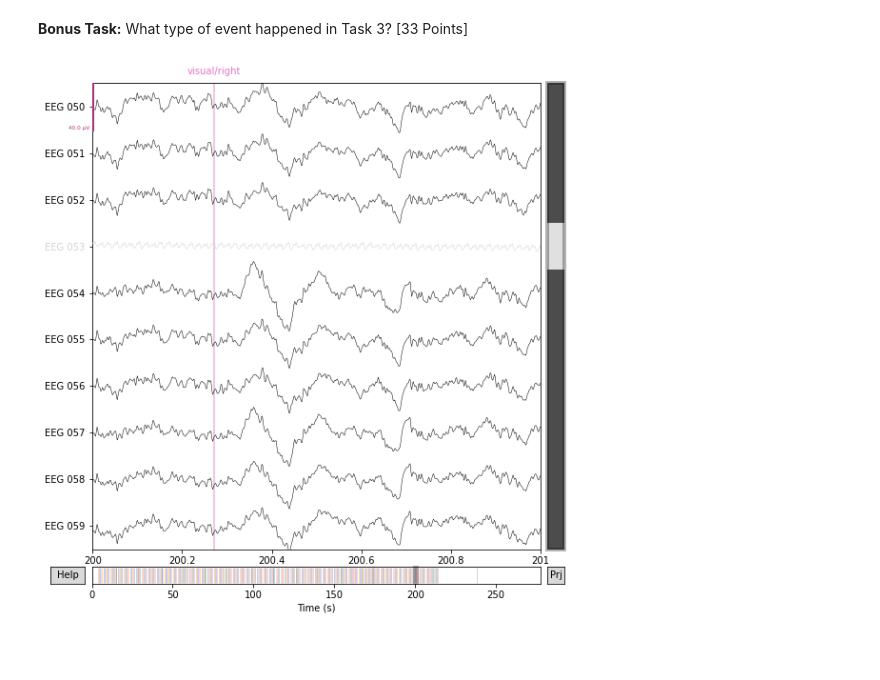
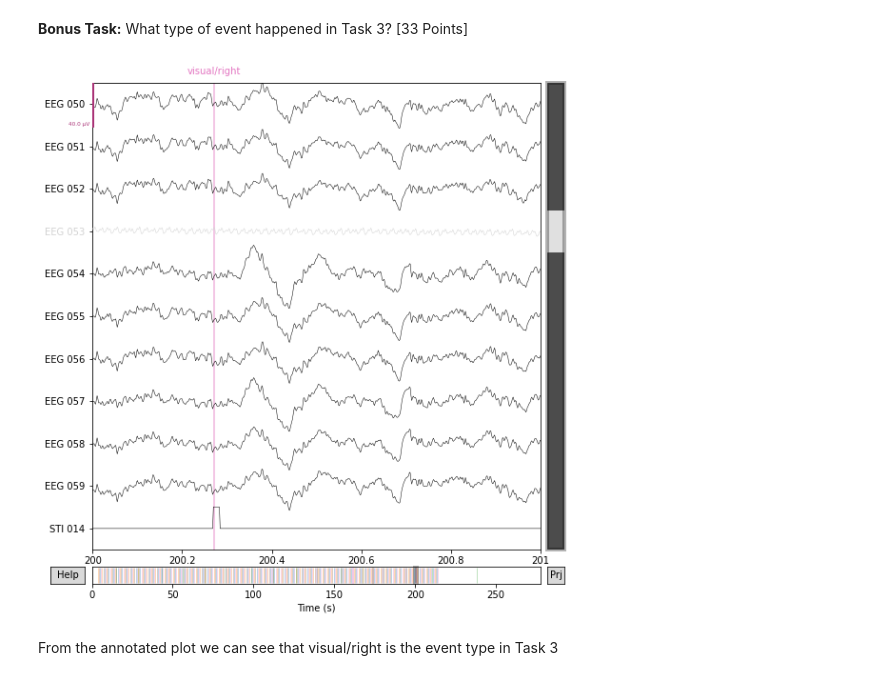
Before and after one commit to bostongfx/cs480student, a Jupyter notebook: 02/CS480_Assignment_2_Kunal_Jain.ipynb, the cells around one changed output. Saved outputs shown, nothing was run; the diff lists cells and outputs as text; code cells hidden in the pictures; blank space fills up the shorter version.

Commit message:
Update stimulus and brain activity plot with annotations

```diff
--- a/02/CS480_Assignment_2_Kunal_Jain.ipynb
+++ b/02/CS480_Assignment_2_Kunal_Jain.ipynb
@@ -179,17 +188,17 @@ face_activity_button = epochs['button'].plot_psd_topomap()
 # %%
 mapping = {1 : 'auditory/left',
            2 : 'auditory/right',
            3 : 'visual/left',
            4 : 'visual/right',
            5 : 'face',
           32 : 'button'}
 annot_from_events = mne.annotations_from_events(
     events=events,
     event_desc=mapping,
     sfreq=raw.info['sfreq'],
     orig_time=raw.info['meas_date']
 )
 raw.set_annotations(annot_from_events)
-annotated_plot = raw.plot(order=chan_idxs1, start=200, duration=1)
+annotated_plot = raw.plot(order=new_chan_idxs, start=200, duration=1)
 # %% [output]
-[figure, old version]
+[figure, new version]
@@ -198,3 +205,5 @@ annotated_plot = raw.plot(order=chan_idxs1, start=200, duration=1)
+# %% [markdown]
+From the annotated plot we can see that visual/right is the event type in Task 3
 # %%
 # You did it!!
 #
```
Also changed, not shown: parts of 8 cells of this notebook.
